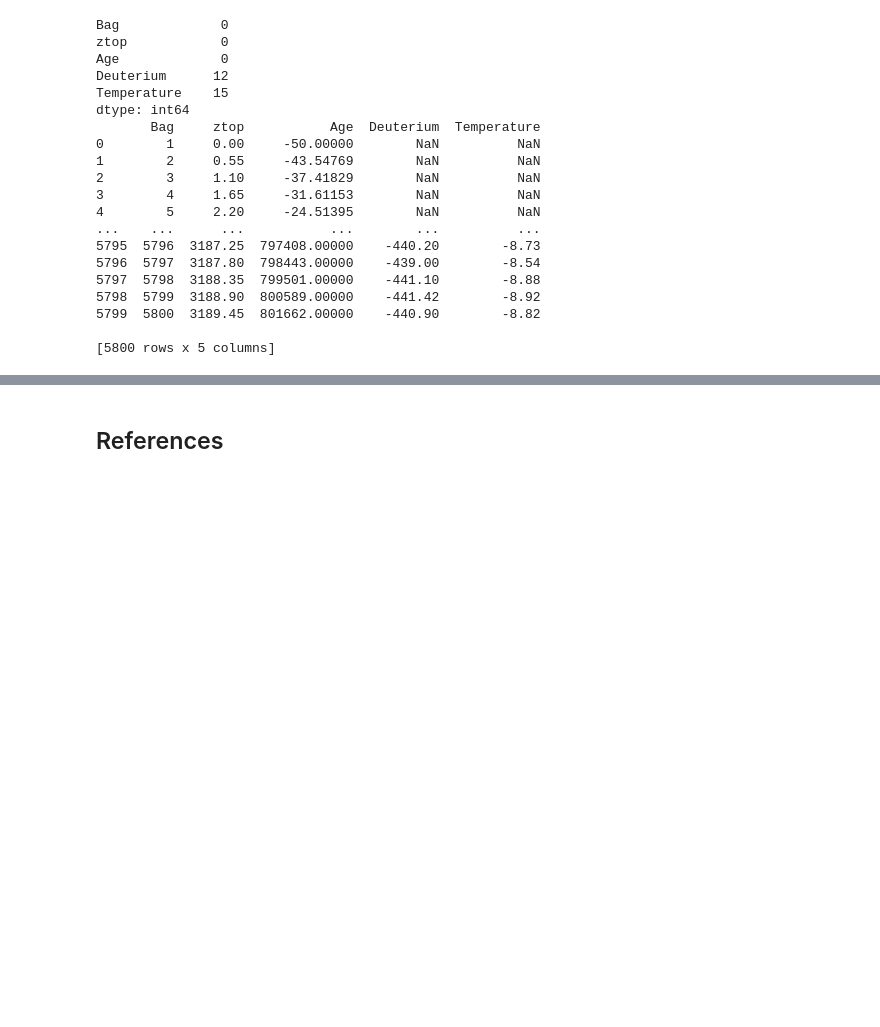
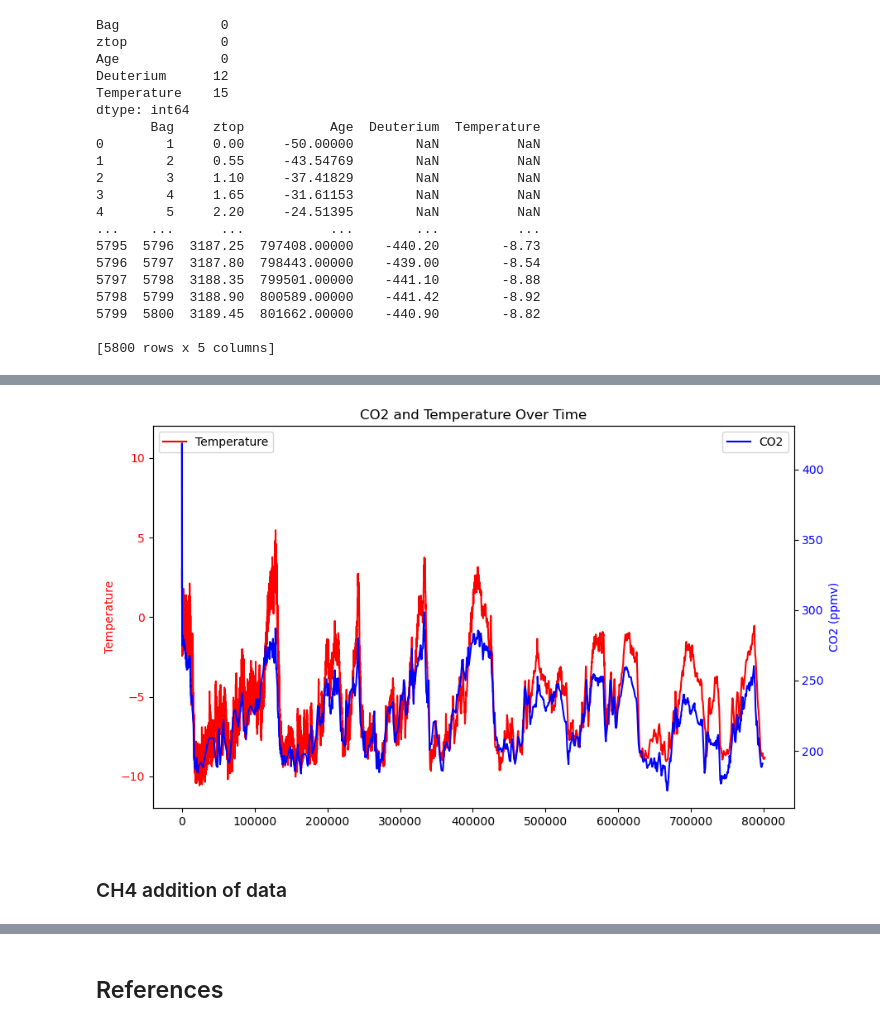
Before and after one commit to Danny-MCD/PfDA_Project2, a Jupyter notebook: Climate_Data_Analysis.ipynb, the cells around one changed output, grey strips where cells are left out. Cells and saved outputs as stored; diff of their text form; code cells hidden in the pictures; blank space fills up the shorter version.

```diff
--- a/Climate_Data_Analysis.ipynb
+++ b/Climate_Data_Analysis.ipynb
@@ -172,0 +195,29 @@ dtype: int64
+# %%
+# Create a new figure with shared x-axis
+fig, ax1 = plt.subplots(figsize=(10, 6))
+
+# Plot Temperature data on the left y-axis
+ax1.plot(dfTemperature['Age'], dfTemperature['Temperature'], label='Temperature', color='red')
+ax1.set_ylabel('Temperature', color='red')
+ax1.tick_params(axis='y', labelcolor='red')
+
+# Set y-axis limits for the temperature axis
+ax1.set_ylim(-12, 12)
+
+# Create a second y-axis for CO2 data
+ax2 = ax1.twinx()
+ax2.plot(merged_df['EDC3_gas_a (yr)'], merged_df['CO2 (ppmv)'], label='CO2', color='blue')
+ax2.set_xlabel('EDC3_gas_a (yr)')
+ax2.set_ylabel('CO2 (ppmv)', color='blue')
+ax2.tick_params(axis='y', labelcolor='blue')
+
+# Add legends
+ax1.legend(loc='upper left')
+ax2.legend(loc='upper right')
+
+plt.title('CO2 and Temperature Over Time')
+plt.show()
+# %% [output]
+[figure, added]
+# %% [markdown]
+### CH4 addition of data
```
Also changed, not shown: parts of 5 cells of this notebook, 1 other file.
